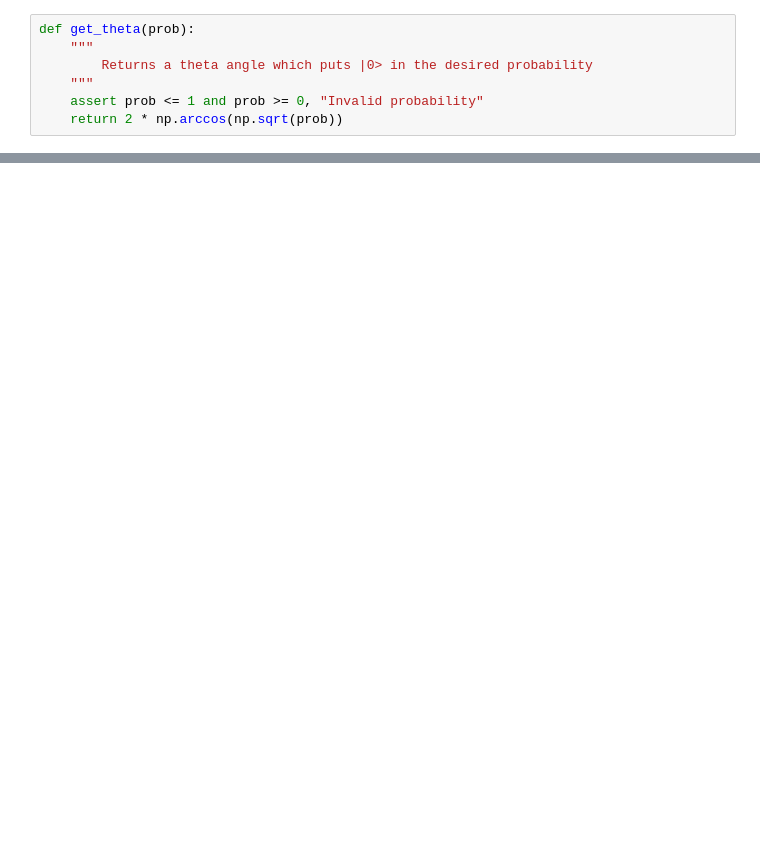
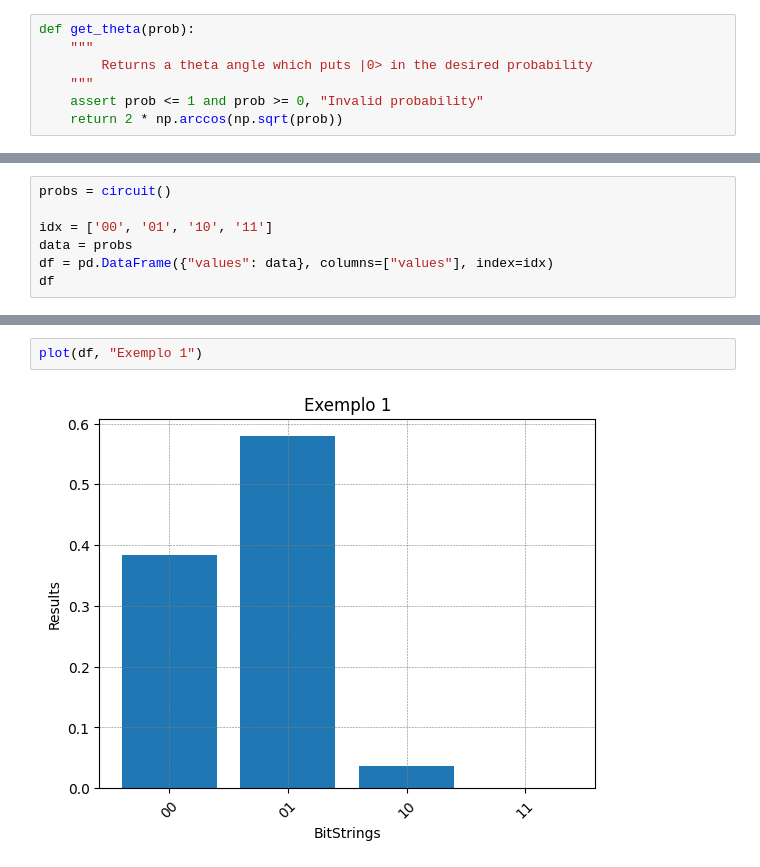
Before and after one commit to Dpbm/qml-course, a Jupyter notebook: PennyLane/Untitled.ipynb, the cells around one changed output, grey strips where cells are left out. Saved outputs shown, nothing was run; the diff lists cells and outputs as text; blank space fills up the shorter version.

```diff
--- a/PennyLane/Untitled.ipynb
+++ b/PennyLane/Untitled.ipynb
@@ -12,0 +79,7 @@ def get_theta(prob):
+# %%
+probs = circuit()
+
+idx = ['00', '01', '10', '11']
+data = probs
+df = pd.DataFrame({"values": data}, columns=["values"], index=idx)
+df
@@ -12,0 +92,4 @@ def get_theta(prob):
+# %%
+plot(df, "Exemplo 1")
+# %% [output]
+[figure, added]
```
Also changed, not shown: parts of 21 cells of this notebook.
